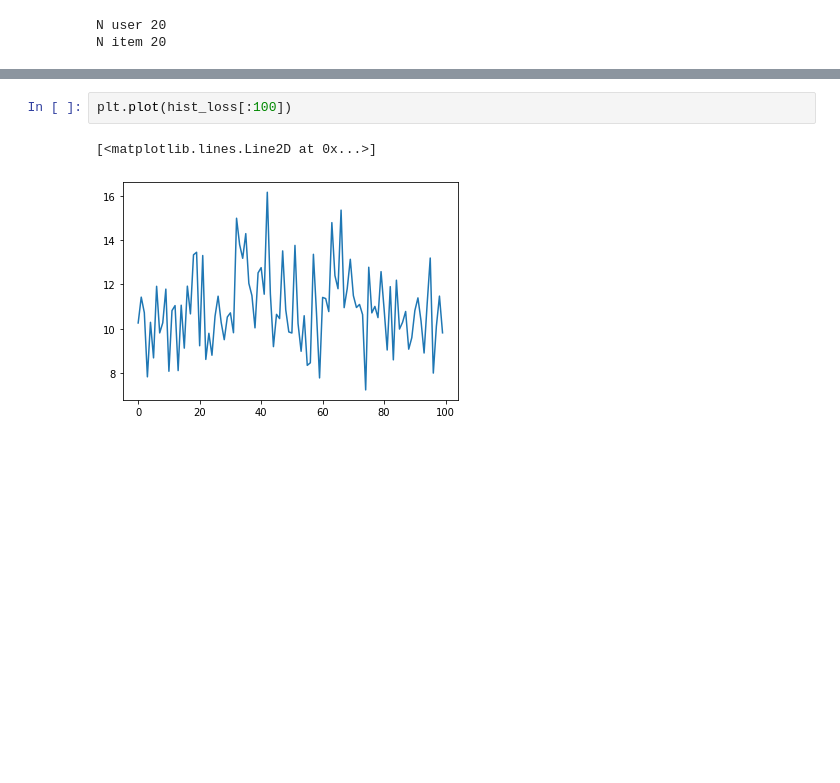
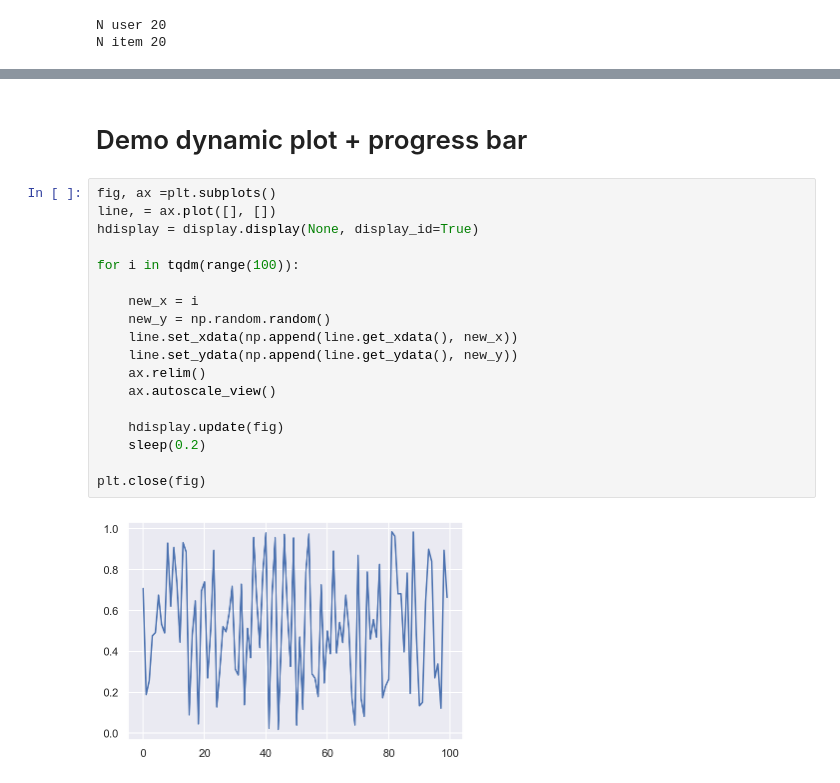
Before and after one commit to AurelienNioche/ActiveTeachingCollaborative, a Jupyter notebook: inference/norm-flow/minibatch/minibatch.ipynb, the cells around one changed output, grey strips where cells are left out. Saved outputs shown, nothing was run; the diff lists cells and outputs as text; blank space fills up the shorter version.

```diff
--- a/inference/norm-flow/minibatch/minibatch.ipynb
+++ b/inference/norm-flow/minibatch/minibatch.ipynb
@@ -231,5 +305,22 @@ plot_posterior(theta_flow=theta_flow,
-# %%
-plt.plot(hist_loss[:100])
-# %% [output]
-[<matplotlib.lines.Line2D at 0x...>]
-[figure, removed]
+# %% [markdown]
+# Demo dynamic plot + progress bar
+# %%
+fig, ax =plt.subplots()
+line, = ax.plot([], [])
+hdisplay = display.display(None, display_id=True)
+
+for i in tqdm(range(100)):
+
+    new_x = i
+    new_y = np.random.random()
+    line.set_xdata(np.append(line.get_xdata(), new_x))
+    line.set_ydata(np.append(line.get_ydata(), new_y))
+    ax.relim()
+    ax.autoscale_view()
+
+    hdisplay.update(fig)
+    sleep(0.2)
+
+plt.close(fig)
+# %% [output]
+[figure, added]
```
Also changed, not shown: parts of 9 cells of this notebook, 2 other files.
